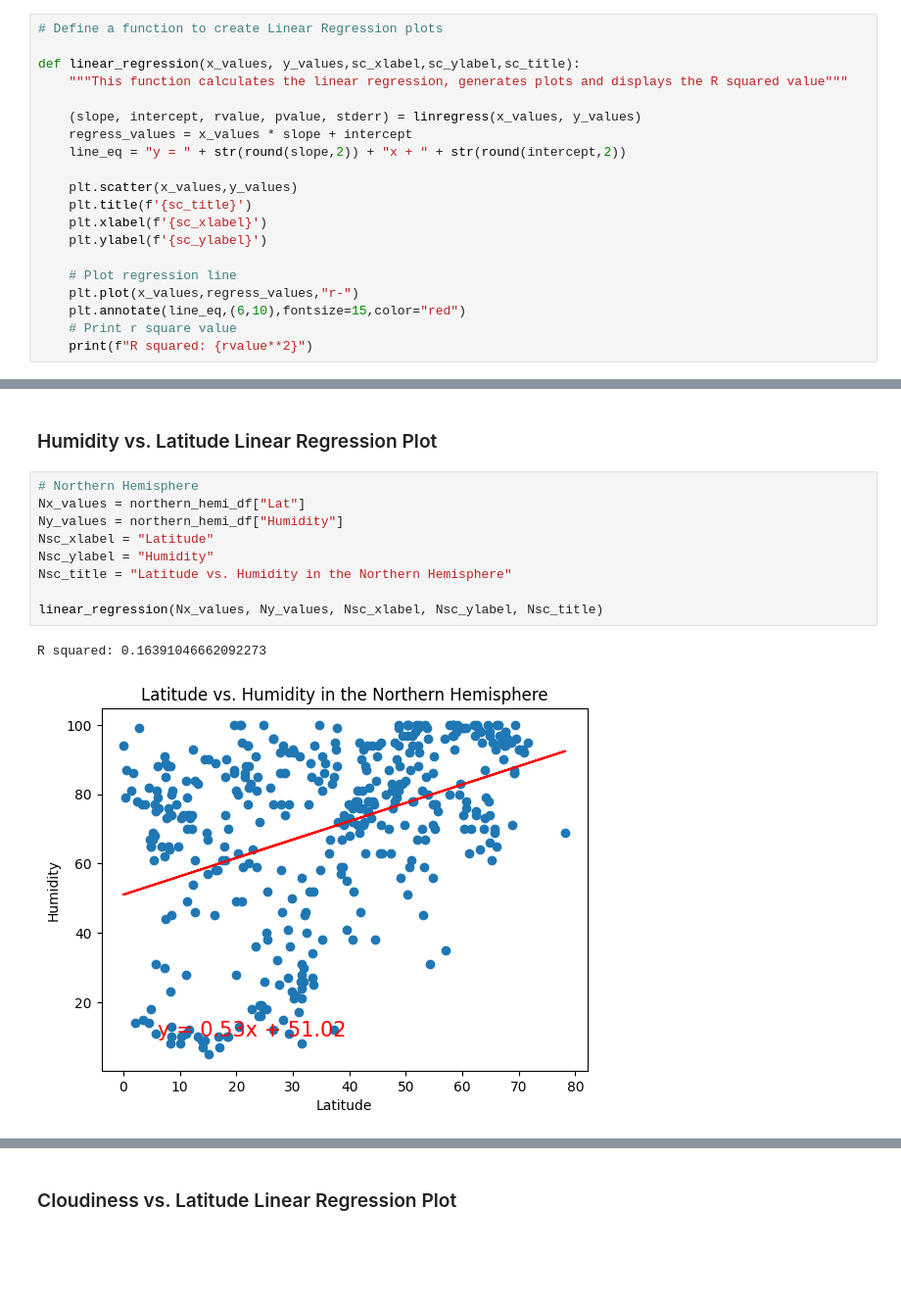
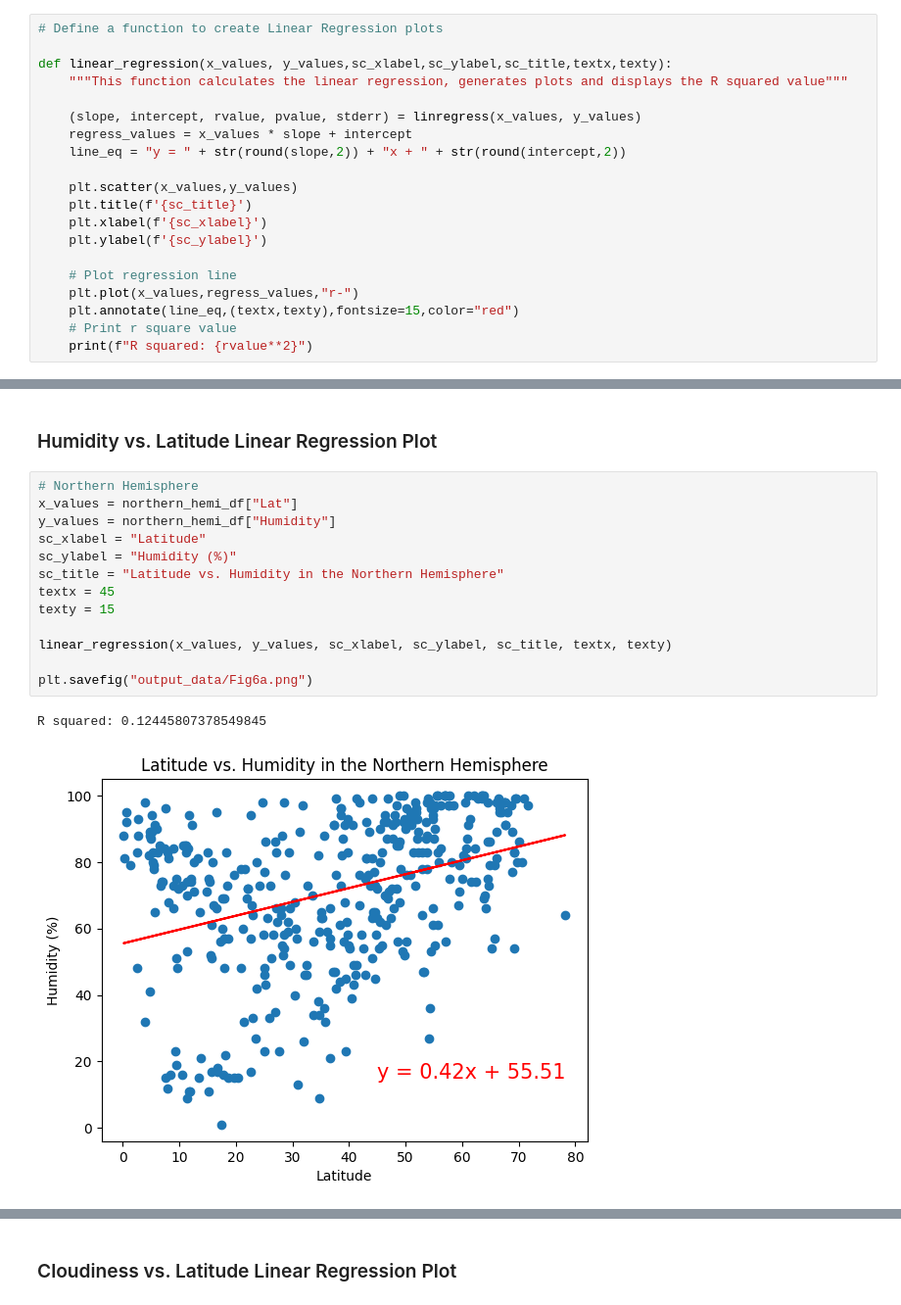
Before and after one commit to dbkisch/python-api-challenge, a Jupyter notebook: WeatherPy/WeatherPy.ipynb, the cells around one changed output, grey strips where cells are left out. Shown: that part at 98% size. Drawn from its saved outputs; the diff is of its cells as text; blank space fills up the shorter version.

```diff
--- a/WeatherPy/WeatherPy.ipynb
+++ b/WeatherPy/WeatherPy.ipynb
@@ -305,7 +280,7 @@ plt.show()
 # %%
 # Define a function to create Linear Regression plots
 
-def linear_regression(x_values, y_values,sc_xlabel,sc_ylabel,sc_title):
+def linear_regression(x_values, y_values,sc_xlabel,sc_ylabel,sc_title,textx,texty):
     """This function calculates the linear regression, generates plots and displays the R squared value"""
 
     (slope, intercept, rvalue, pvalue, stderr) = linregress(x_values, y_values)
@@ -319,7 +294,7 @@ def linear_regression(x_values, y_values,sc_xlabel,sc_ylabel,sc_title):
 
     # Plot regression line
     plt.plot(x_values,regress_values,"r-")
-    plt.annotate(line_eq,(6,10),fontsize=15,color="red")
+    plt.annotate(line_eq,(textx,texty),fontsize=15,color="red")
     # Print r square value
     print(f"R squared: {rvalue**2}")
 # %%
@@ -382,15 +367,19 @@ R squared: 0.34411025810866236
 ### Humidity vs. Latitude Linear Regression Plot
 # %%
 # Northern Hemisphere
-Nx_values = northern_hemi_df["Lat"]
-Ny_values = northern_hemi_df["Humidity"]
-Nsc_xlabel = "Latitude"
-Nsc_ylabel = "Humidity"
-Nsc_title = "Latitude vs. Humidity in the Northern Hemisphere"
+x_values = northern_hemi_df["Lat"]
+y_values = northern_hemi_df["Humidity"]
+sc_xlabel = "Latitude"
+sc_ylabel = "Humidity (%)"
+sc_title = "Latitude vs. Humidity in the Northern Hemisphere"
+textx = 45
+texty = 15
 
-linear_regression(Nx_values, Ny_values, Nsc_xlabel, Nsc_ylabel, Nsc_title)
+linear_regression(x_values, y_values, sc_xlabel, sc_ylabel, sc_title, textx, texty)
+
+plt.savefig("output_data/Fig6a.png")
 # %% [output]
-R squared: 0.16391046662092273
+R squared: 0.12445807378549845
-[figure, old version]
+[figure, new version]
 # %%
 # Southern Hemisphere
```
Also changed, not shown: parts of 29 cells of this notebook, 17 other files.
